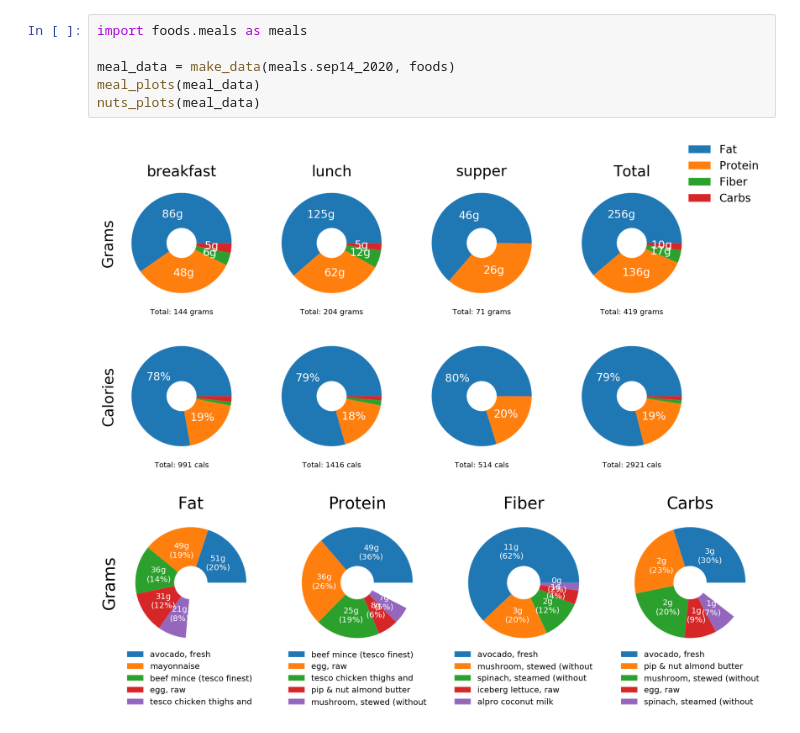
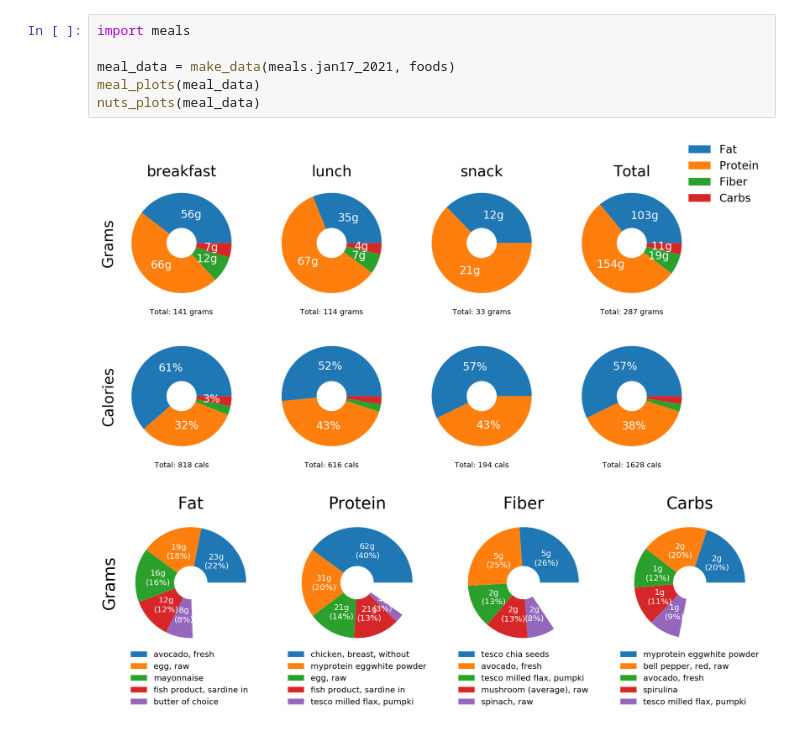
Before and after one commit to fabiangunzinger/food-tracker, a Jupyter notebook: dashboard.ipynb, the cells around one changed output. Saved outputs shown, nothing was run; the diff lists cells and outputs as text.

```diff
--- a/dashboard.ipynb
+++ b/dashboard.ipynb
@@ -47,9 +28,9 @@ find_item('mayo', foods)
 # %%
-import foods.meals as meals
+import meals
 
-meal_data = make_data(meals.sep14_2020, foods)
+meal_data = make_data(meals.jan17_2021, foods)
 meal_plots(meal_data)
 nuts_plots(meal_data)
 # %% [output]
-[figure, old version]
+[figure, new version]
-[figure, old version]
+[figure, new version]
```
Also changed, not shown: parts of 3 cells of this notebook, 2 other files.
